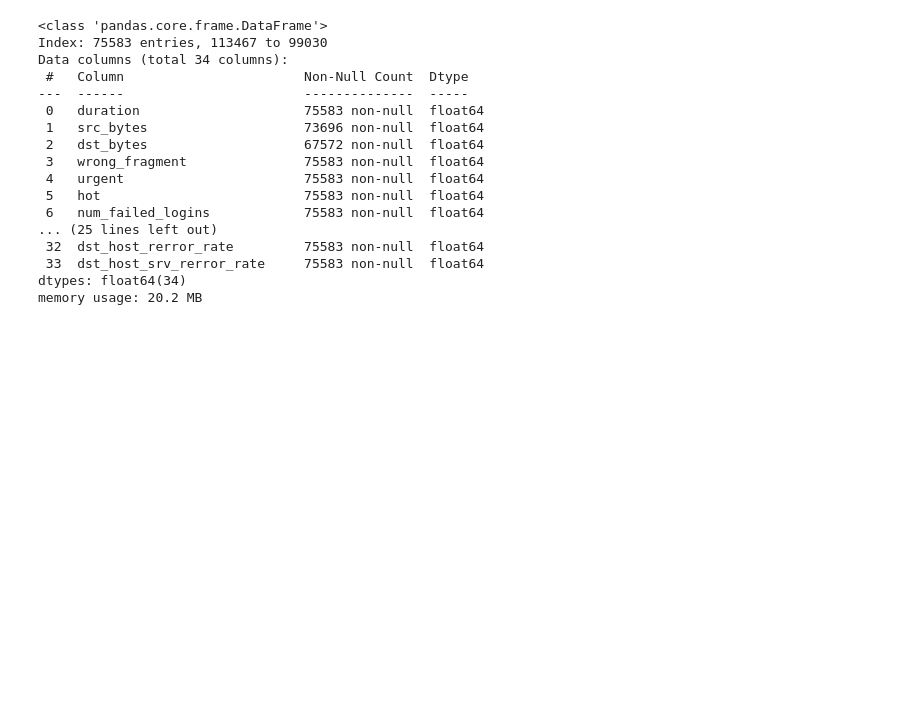
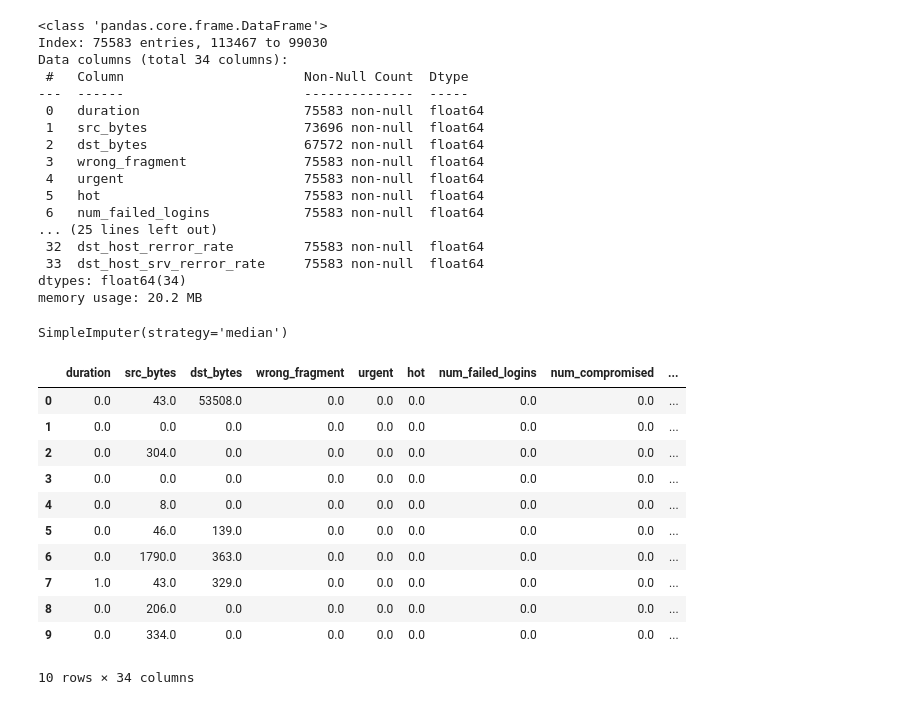
Before and after one commit to DiegoNoguez/Simulacion_Notebook, a Jupyter notebook: 08_Preparacion_del_DataSet.ipynb, the cells around one changed output. Saved outputs shown, nothing was run; the diff lists cells and outputs as text; code cells hidden in the pictures; blank space fills up the shorter version.

```diff
--- a/08_Preparacion_del_DataSet.ipynb
+++ b/08_Preparacion_del_DataSet.ipynb
@@ -314,3 +314,28 @@ Data columns (total 34 columns):
  33  dst_host_srv_rerror_rate     75583 non-null  float64
 dtypes: float64(34)
 memory usage: 20.2 MB
+# %%
+# Se le proporcionan los atributos númericos para que calcule los valores.
+imputer.fit(X_train_copy_num)
+# %% [output]
+SimpleImputer(strategy='median')
+# %%
+# Rellenear los valores nulos
+X_train_copy_num_nonan = imputer.transform(X_train_copy_num)
+# %%
+# Transformar el resultado a un DataFrame de Pandas
+X_train_copy = pd.DataFrame(X_train_copy_num_nonan, columns=X_train_copy_num.columns)
+X_train_copy.head(10)
+# %% [output]
+|  | duration | src_bytes | dst_bytes | wrong_fragment | urgent | hot | num_failed_logins | num_compromised | ... |
+| 0 | 0.0 | 43.0 | 53508.0 | 0.0 | 0.0 | 0.0 | 0.0 | 0.0 | ... |
+| 1 | 0.0 | 0.0 | 0.0 | 0.0 | 0.0 | 0.0 | 0.0 | 0.0 | ... |
+| 2 | 0.0 | 304.0 | 0.0 | 0.0 | 0.0 | 0.0 | 0.0 | 0.0 | ... |
+| 3 | 0.0 | 0.0 | 0.0 | 0.0 | 0.0 | 0.0 | 0.0 | 0.0 | ... |
+| 4 | 0.0 | 8.0 | 0.0 | 0.0 | 0.0 | 0.0 | 0.0 | 0.0 | ... |
+| 5 | 0.0 | 46.0 | 139.0 | 0.0 | 0.0 | 0.0 | 0.0 | 0.0 | ... |
+| 6 | 0.0 | 1790.0 | 363.0 | 0.0 | 0.0 | 0.0 | 0.0 | 0.0 | ... |
+| 7 | 1.0 | 43.0 | 329.0 | 0.0 | 0.0 | 0.0 | 0.0 | 0.0 | ... |
+| 8 | 0.0 | 206.0 | 0.0 | 0.0 | 0.0 | 0.0 | 0.0 | 0.0 | ... |
+| 9 | 0.0 | 334.0 | 0.0 | 0.0 | 0.0 | 0.0 | 0.0 | 0.0 | ... |
+10 rows × 34 columns
```
Also changed, not shown: parts of 18 cells of this notebook.
